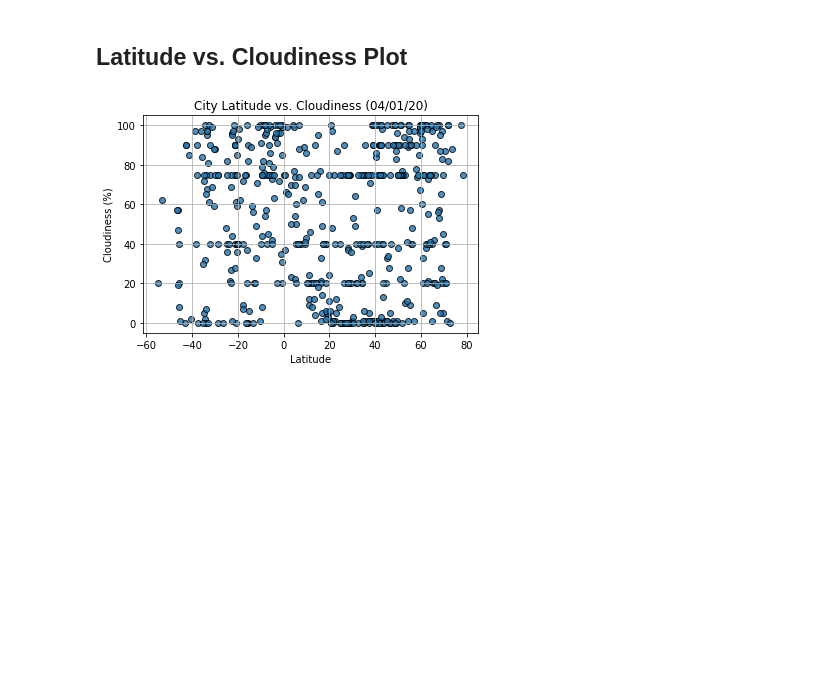
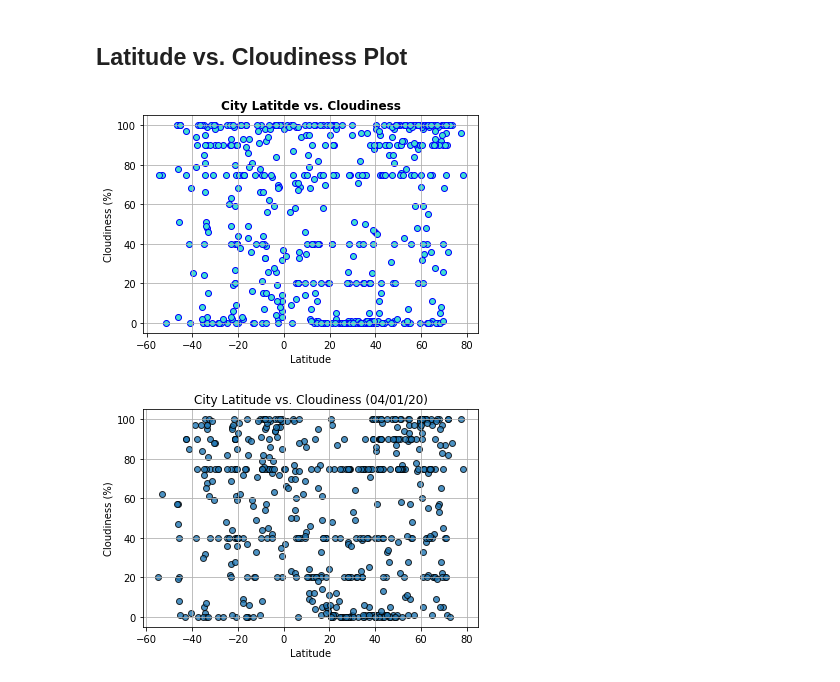
Before and after one commit to jump8621/python-api-challenge, a Jupyter notebook: WeatherPy/WeatherPy-Copy1.ipynb, the cells around one changed output. Drawn from its saved outputs; the diff is of its cells as text; code cells hidden in the pictures; blank space fills up the shorter version.

```diff
--- a/WeatherPy/WeatherPy-Copy1.ipynb
+++ b/WeatherPy/WeatherPy-Copy1.ipynb
@@ -359,6 +379,23 @@ plt.show
 [figure]
 # %% [markdown]
 ## Latitude vs. Cloudiness Plot
+# %%
+Latitude = cleaned_weather_df['Lat']
+Cloudiness = cleaned_weather_df['Cloudiness']
+cloud_x_values = Latitude
+cloud_y_values = Cloudiness
+
+
+plt.scatter(cloud_x_values, cloud_y_values, edgecolors='blue', color='turquoise')
+plt.title('City Latitde vs. Cloudiness',  fontweight='bold')
+plt.ylabel('Cloudiness (%)')
+plt.xlabel('Latitude')
+plt.grid()
+plt.show
+plt.close
+plt.savefig('cloudsvslat.png')
+# %% [output]
+[figure, added]
 # %%
 # %% [output]
 [figure]
```
Also changed, not shown: parts of 10 cells of this notebook.
